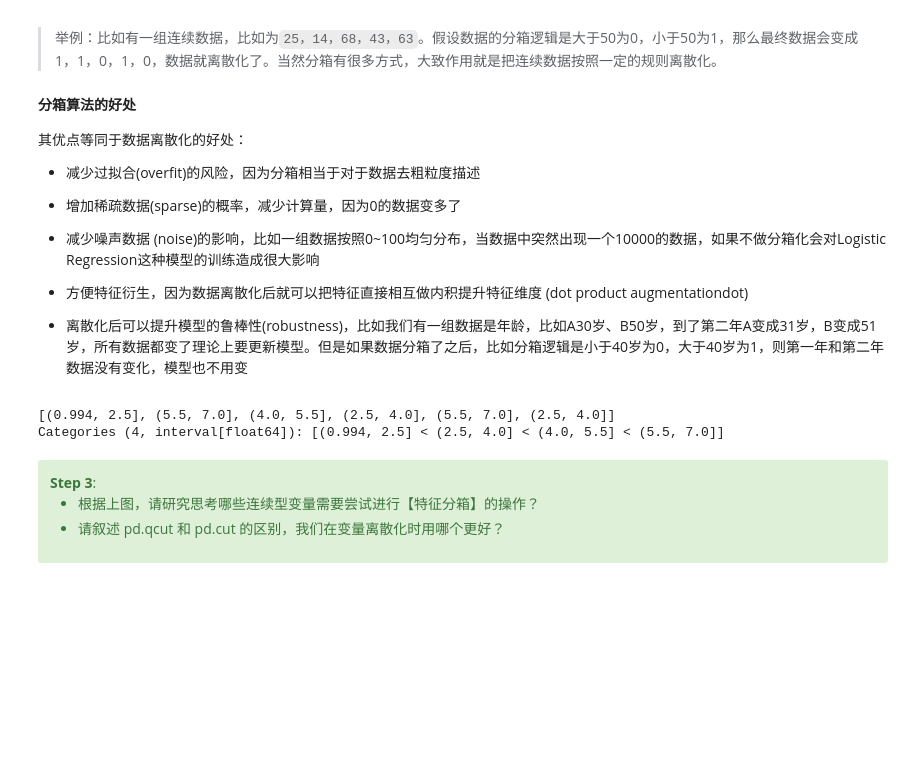
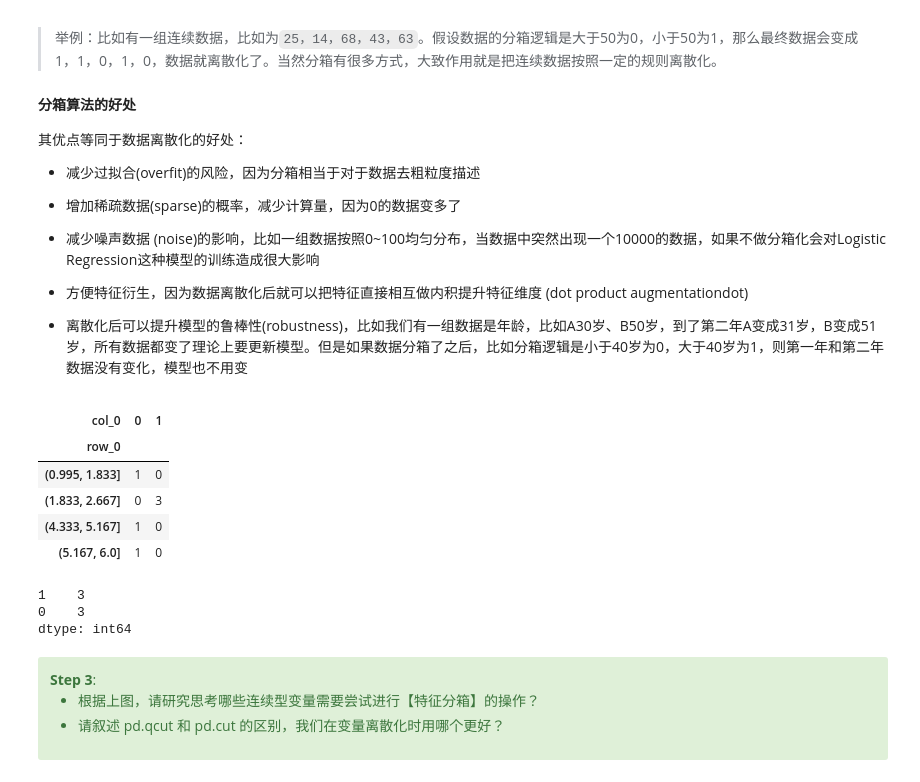
Before and after one commit to nichowu/Porto-Seguro-Safe-Driver-Prediction, a Jupyter notebook: Phase4_Feature_Engineering&Modelling.ipynb, the cells around one changed output. Saved outputs shown, nothing was run; the diff lists cells and outputs as text; code cells hidden in the pictures; blank space fills up the shorter version.

```diff
--- a/Phase4_Feature_Engineering&Modelling.ipynb
+++ b/Phase4_Feature_Engineering&Modelling.ipynb
@@ -292,12 +292,23 @@ for col in continuous_cols:
 
 - 离散化后可以提升模型的鲁棒性(robustness)，比如我们有一组数据是年龄，比如A30岁、B50岁，到了第二年A变成31岁，B变成51岁，所有数据都变了理论上要更新模型。但是如果数据分箱了之后，比如分箱逻辑是小于40岁为0，大于40岁为1，则第一年和第二年数据没有变化，模型也不用变
 # %%
-pd.cut(np.array([1, 7, 5, 4, 6, 3]), 4)
+fb = pd.cut(np.array([1, 2,2,2,5,6]), 6)
+pd.crosstab(fb, np.array([0,1,1,1,0,0])) #create a frequency table
 #return 第一行： input value对应的bin range
 #return 第二行： calculated bin range
 # %% [output]
-[(0.994, 2.5], (5.5, 7.0], (4.0, 5.5], (2.5, 4.0], (5.5, 7.0], (2.5, 4.0]]
-Categories (4, interval[float64]): [(0.994, 2.5] < (2.5, 4.0] < (4.0, 5.5] < (5.5, 7.0]]
+| col_0 | 0 | 1 |
+| row_0 |  |  |
+| (0.995, 1.833] | 1 | 0 |
+| (1.833, 2.667] | 0 | 3 |
+| (4.333, 5.167] | 1 | 0 |
+| (5.167, 6.0] | 1 | 0 |
+# %%
+pd.DataFrame(np.array([0,1,1,1,0,0])).value_counts()
+# %% [output]
+1    3
+0    3
+dtype: int64
 # %% [markdown]
 <div class="alert alert-block alert-success"><b>Step 3</b>:
 
```
